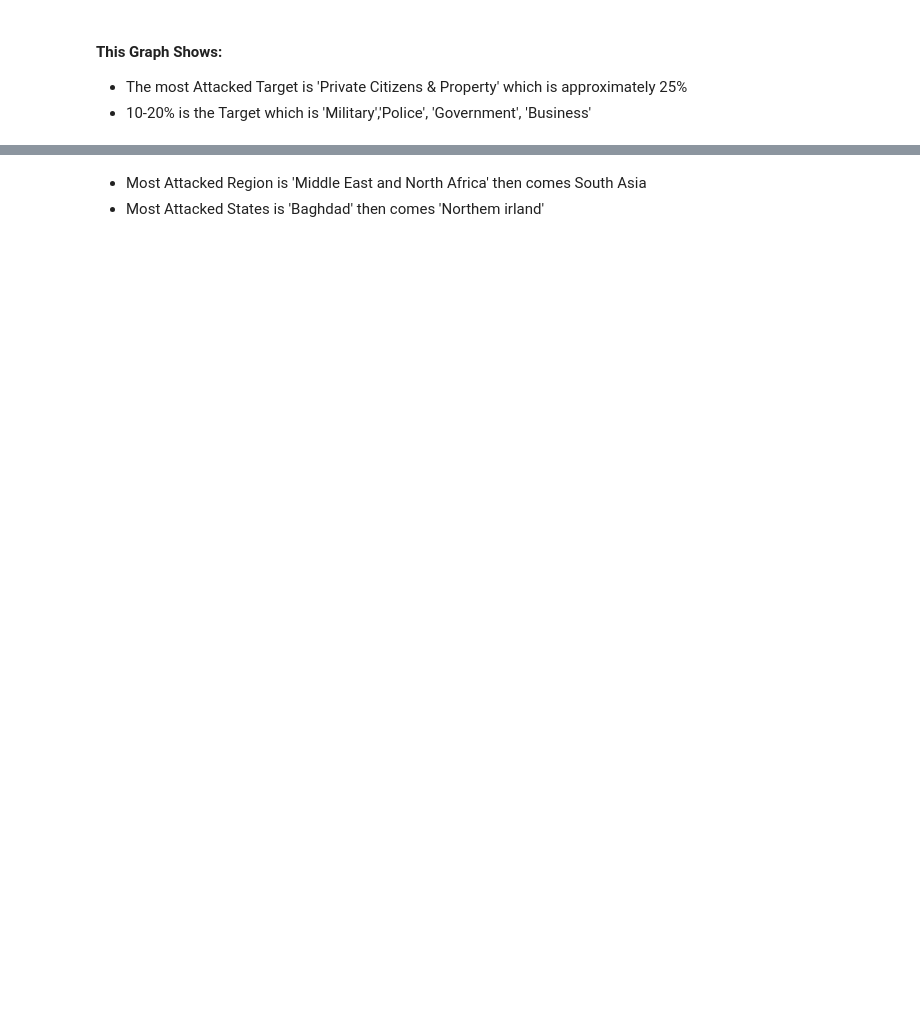
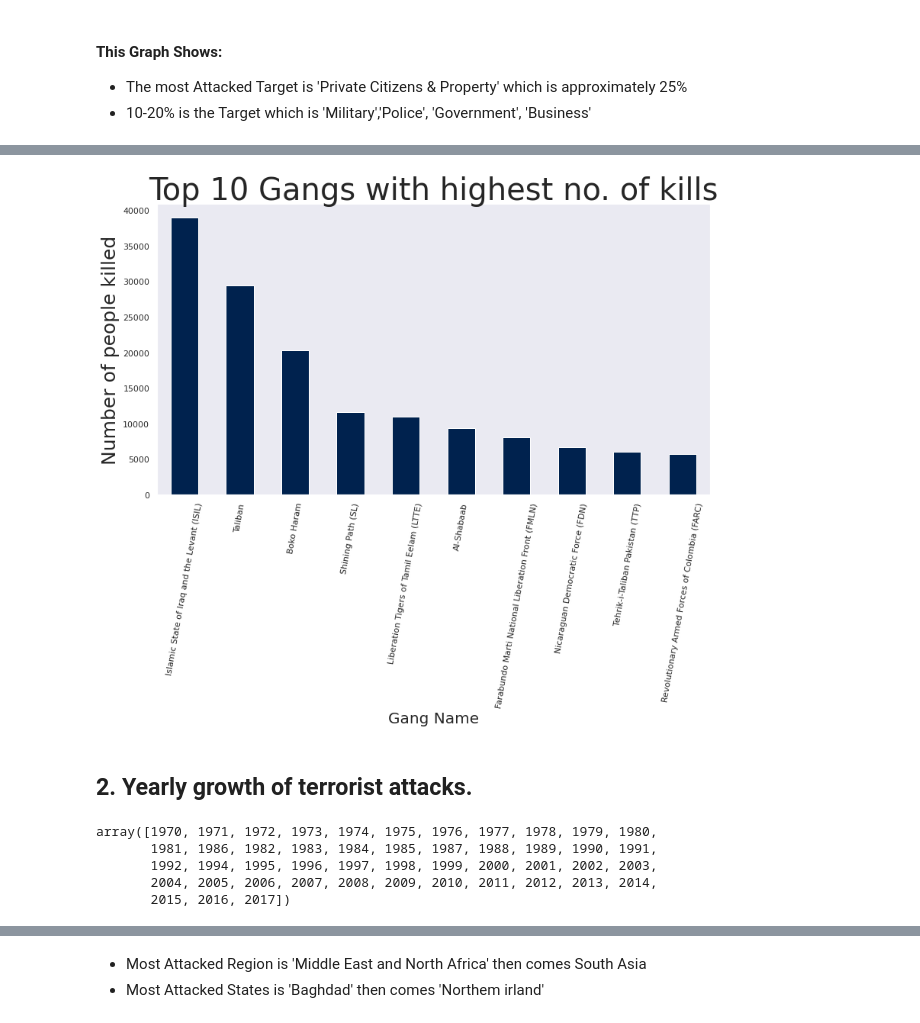
Before and after one commit to msatyajit7045/EDA-on-Global-Terrorim, a Jupyter notebook: EDA_on_Global_Terrorism.ipynb, the cells around one changed output, grey strips where cells are left out. Saved outputs shown, nothing was run; the diff lists cells and outputs as text; code cells hidden in the pictures; blank space fills up the shorter version.

```diff
--- a/EDA_on_Global_Terrorism.ipynb
+++ b/EDA_on_Global_Terrorism.ipynb
@@ -434,0 +335,6 @@ plt.show()
+# %%
+known_gang_name = global_terrorism[(global_terrorism['Gang_Name'] !='Unknown')]
+total_killed_by_a_gang = known_gang_name.groupby('Gang_Name')['Killed'].sum()
+total_killed_by_a_gang = total_killed_by_a_gang.sort_values(ascending=False)
+top_gang_with_most_killed=total_killed_by_a_gang.head(10)
+top_gang_with_most_killed
@@ -434,0 +354,23 @@ plt.show()
+# %%
+plt.figure(figsize=(13,7))
+top_gang_with_most_killed.plot(kind='bar',colormap='cividis')
+plt.title('Top 10 Gangs with highest no. of kills',fontsize=40)
+plt.xlabel('Gang Name',fontsize=20)
+plt.ylabel('Number of people killed',fontsize=25)
+plt.xticks(rotation=80)
+plt.grid()
+plt.show()
+# %% [output]
+[figure, added]
+# %% [markdown]
+## 2. Yearly growth of terrorist attacks.
+# %%
+# getting unique values of 'Year'
+unique_year = global_terrorism['Year'].unique()
+unique_year
+# %% [output]
+array([1970, 1971, 1972, 1973, 1974, 1975, 1976, 1977, 1978, 1979, 1980,
+       1981, 1986, 1982, 1983, 1984, 1985, 1987, 1988, 1989, 1990, 1991,
+       1992, 1994, 1995, 1996, 1997, 1998, 1999, 2000, 2001, 2002, 2003,
+       2004, 2005, 2006, 2007, 2008, 2009, 2010, 2011, 2012, 2013, 2014,
+       2015, 2016, 2017])
```
Also changed, not shown: parts of 60 cells of this notebook.
